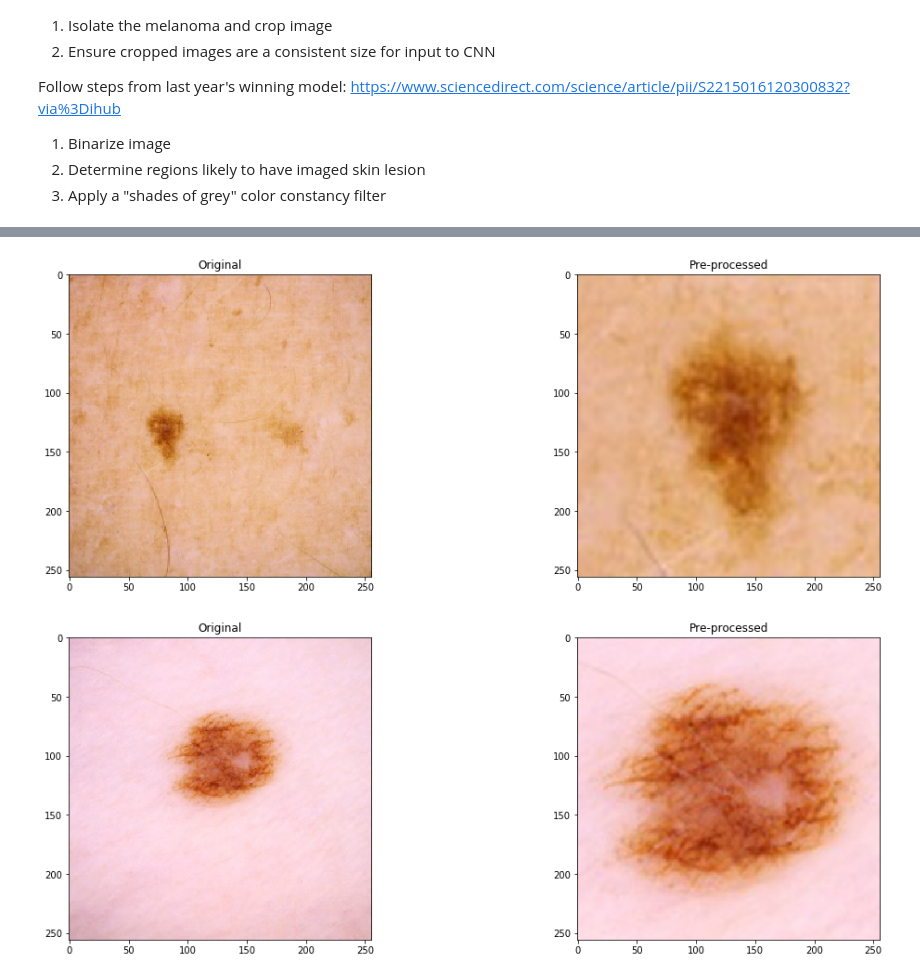
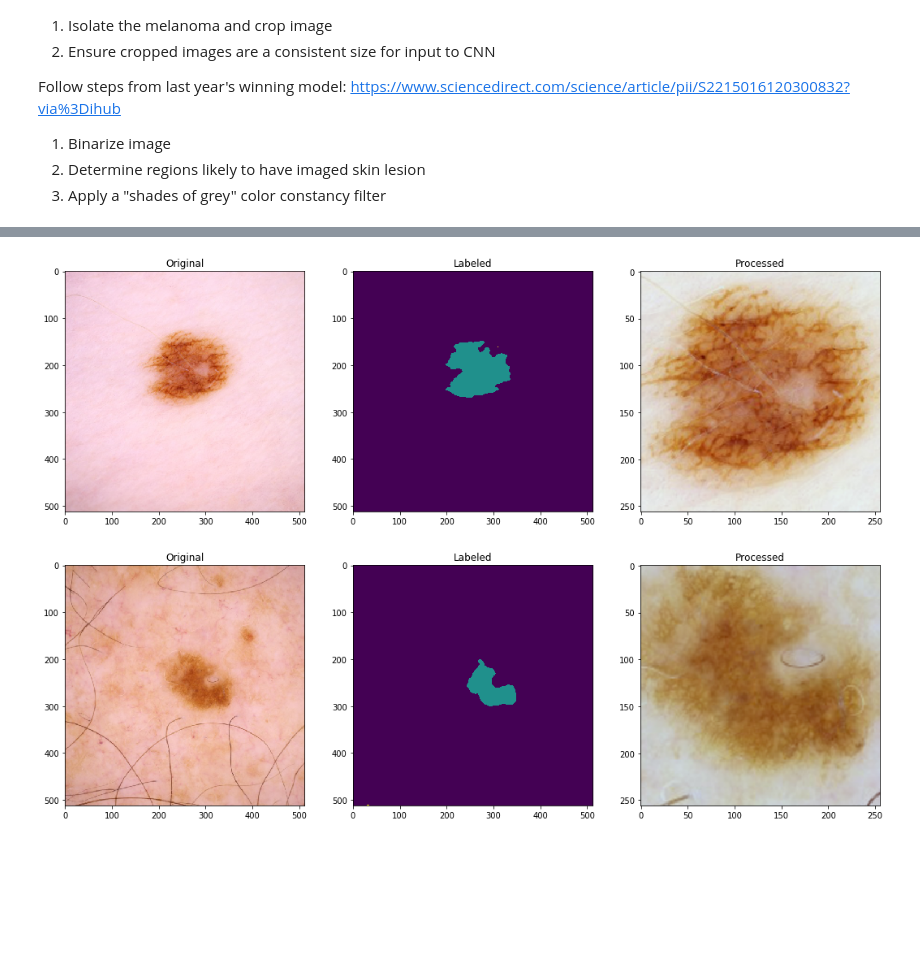
Before and after one commit to JaronThompson/MelanomaKaggleComp, a Jupyter notebook: Notebooks/Image Processing.ipynb, the cells around one changed output, grey strips where cells are left out. Saved outputs shown, nothing was run; the diff lists cells and outputs as text; code cells hidden in the pictures; blank space fills up the shorter version.

Commit message:
adjusted pre-processing to handle circle cropped images better

```diff
--- a/Notebooks/Image Processing.ipynb
+++ b/Notebooks/Image Processing.ipynb
@@ -24,7 +24,7 @@ from sklearn.utils.class_weight import compute_class_weight
 This notebook explores the training dataset and puts together a training strategy for the Kaggle hosted SIIM-ISIC melanoma classification competition.
 # %%
 # upload train dataframe
-train_df_allsamples = pd.read_csv("../../data-256/train.csv")
+train_df_allsamples = pd.read_csv("../../data-512/train.csv")
 train_df_allsamples.head()
 # %% [output]
 |  | image_name | patient_id | sex | age_approx | anatom_site_general_challenge | diagnosis | benign_malignant | ... |
@@ -51,7 +51,7 @@ Baseline accuracy is 98.237
 # Start by trying to display an image from training set
 # %%
 # specify path to training data
-train_path = "../../data-256/train/"
+train_path = "../../data-512/train/"
 
 # load all training files
 train_files = [s+".jpg" for s in train_df_allsamples["image_name"].values]
@@ -63,7 +63,7 @@ img_name = train_files[img_ind].split(".")[0]
 img = plt.imread(example)
 print("image shape: ")
 print(img.shape)
-print("\n image is malignant?: {}".format(img_to_target[img_name]))
+#print("\n image is malignant?: {}".format(img_to_target[img_name]))
 
 # display
 plt.figure(figsize=(9, 6))
@@ -192,42 +242,54 @@ def crop(img, imsize=256, margin=.5):
 # %%
 # pull an example
-img_ind = 1
+img_ind = 5
 example = train_path + train_files[img_ind]
 img_name = train_files[img_ind].split(".")[0]
 img = plt.imread(example)
 
 # display
+img_crop, label_img = crop(img, thresh=.7)
+
 plt.figure(figsize=(18, 6))
 
-plt.subplot(1, 2, 1)
+plt.subplot(1, 3, 1)
 plt.imshow(img)
 plt.title("Original")
 
-plt.subplot(1, 2, 2)
-plt.imshow(crop(img))
-plt.title("Pre-processed")
+plt.subplot(1, 3, 2)
+plt.imshow(label_img)
+plt.title("Labeled")
+
+plt.subplot(1, 3, 3)
+plt.imshow(img_crop)
+plt.title("Processed")
 
 plt.show()
 # %% [output]
-[figure, old version]
+[figure, new version]
 # %%
 # pull an example
-img_ind = 5
+img_ind = 11
 example = train_path + train_files[img_ind]
 img_name = train_files[img_ind].split(".")[0]
 img = plt.imread(example)
 
 # display
+img_crop, label_img = crop(img, thresh=.7)
+
 plt.figure(figsize=(18, 6))
 
-plt.subplot(1, 2, 1)
+plt.subplot(1, 3, 1)
 plt.imshow(img)
 plt.title("Original")
 
-plt.subplot(1, 2, 2)
-plt.imshow(crop(img))
-plt.title("Pre-processed")
+plt.subplot(1, 3, 2)
+plt.imshow(label_img)
+plt.title("Labeled")
+
+plt.subplot(1, 3, 3)
+plt.imshow(img_crop)
+plt.title("Processed")
 
 plt.show()
 # %% [output]
-[figure, old version]
+[figure, new version]
```
Also changed, not shown: parts of 6 cells of this notebook, 2 other files.
